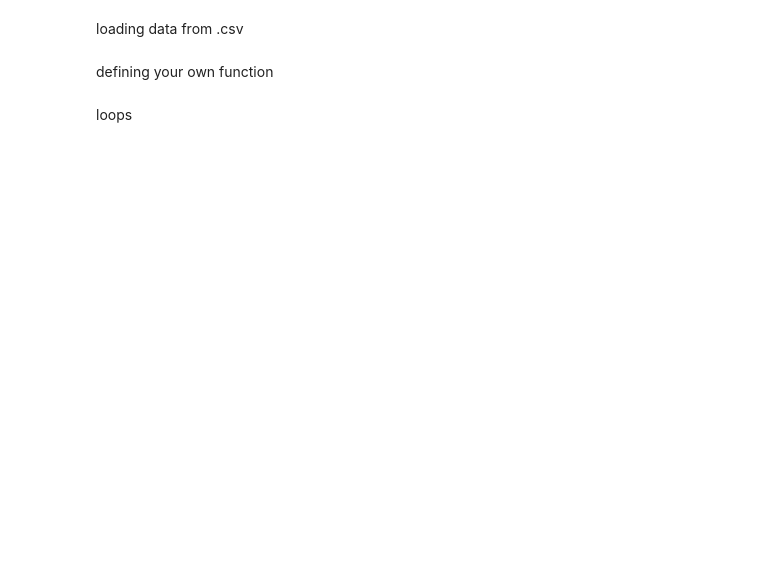
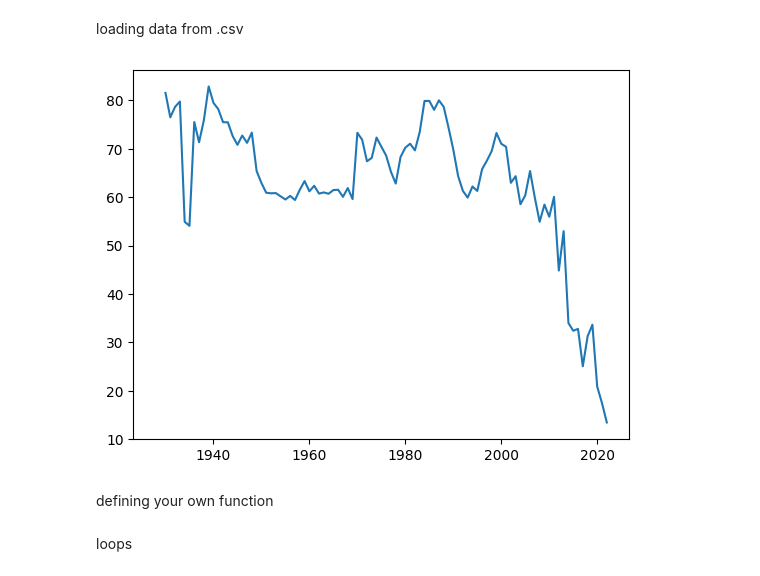
Before and after one commit to realmiketalbot/CIVE580C3, a Jupyter notebook: lectures/lecture1_python_intro.ipynb, the cells around one changed output. Saved outputs shown, nothing was run; the diff lists cells and outputs as text; code cells hidden in the pictures; blank space fills up the shorter version.

```diff
--- a/lectures/lecture1_python_intro.ipynb
+++ b/lectures/lecture1_python_intro.ipynb
@@ -28,5 +54,15 @@ plt.figure()
 # %% [markdown]
 loading data from .csv
+# %%
+head = pd.read_csv("remote-sensing-hydro-2025/lectures/lecture1-tulare-head.csv")
+
+head[head['avg_head_m'] == 100] = np.nan
+
+plt.figure()
+plt.plot(head['date'], head['avg_head_m'])
+plt.show()
+# %% [output]
+[figure, added]
 # %% [markdown]
 defining your own function
 # %% [markdown]
```
Also changed, not shown: parts of 3 cells of this notebook.
